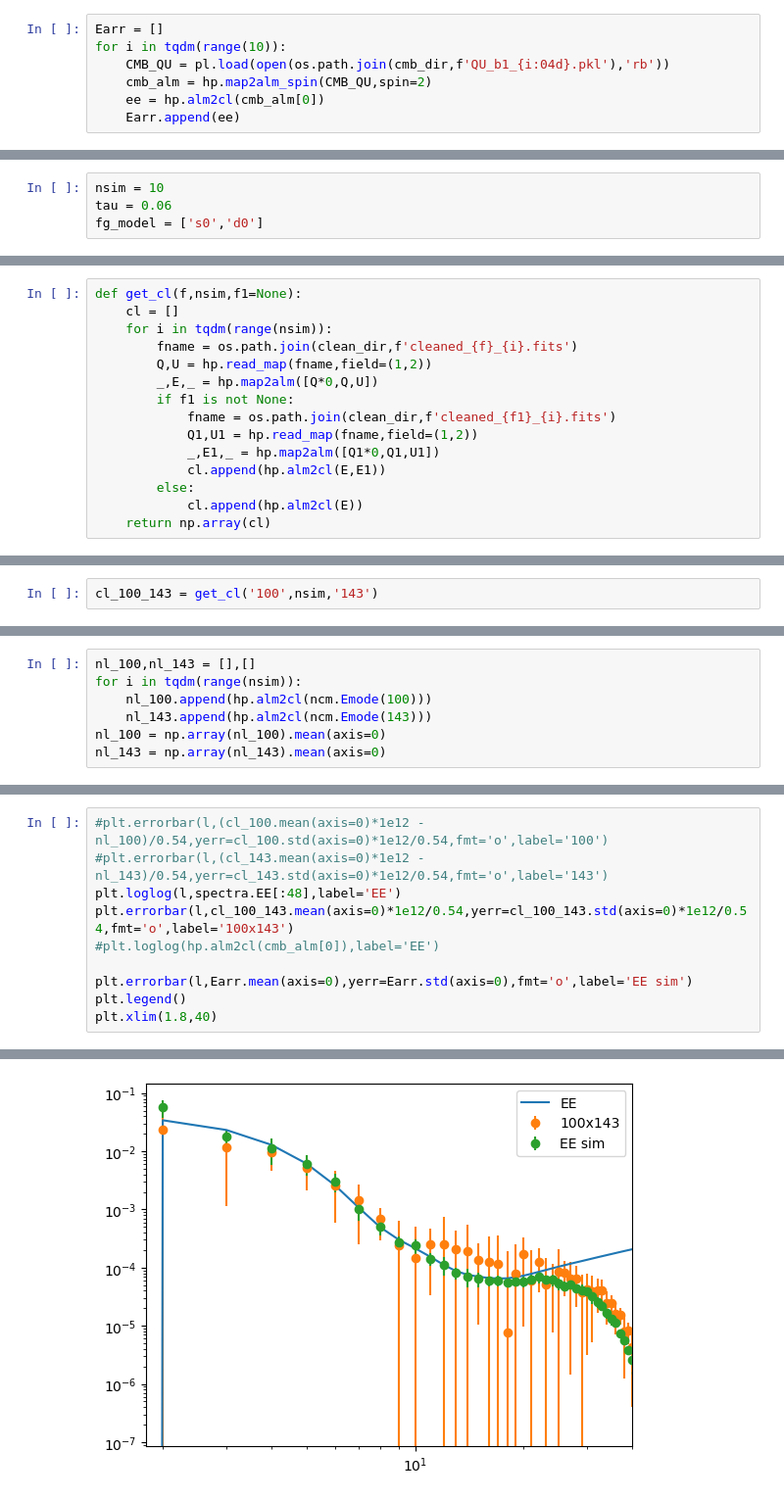
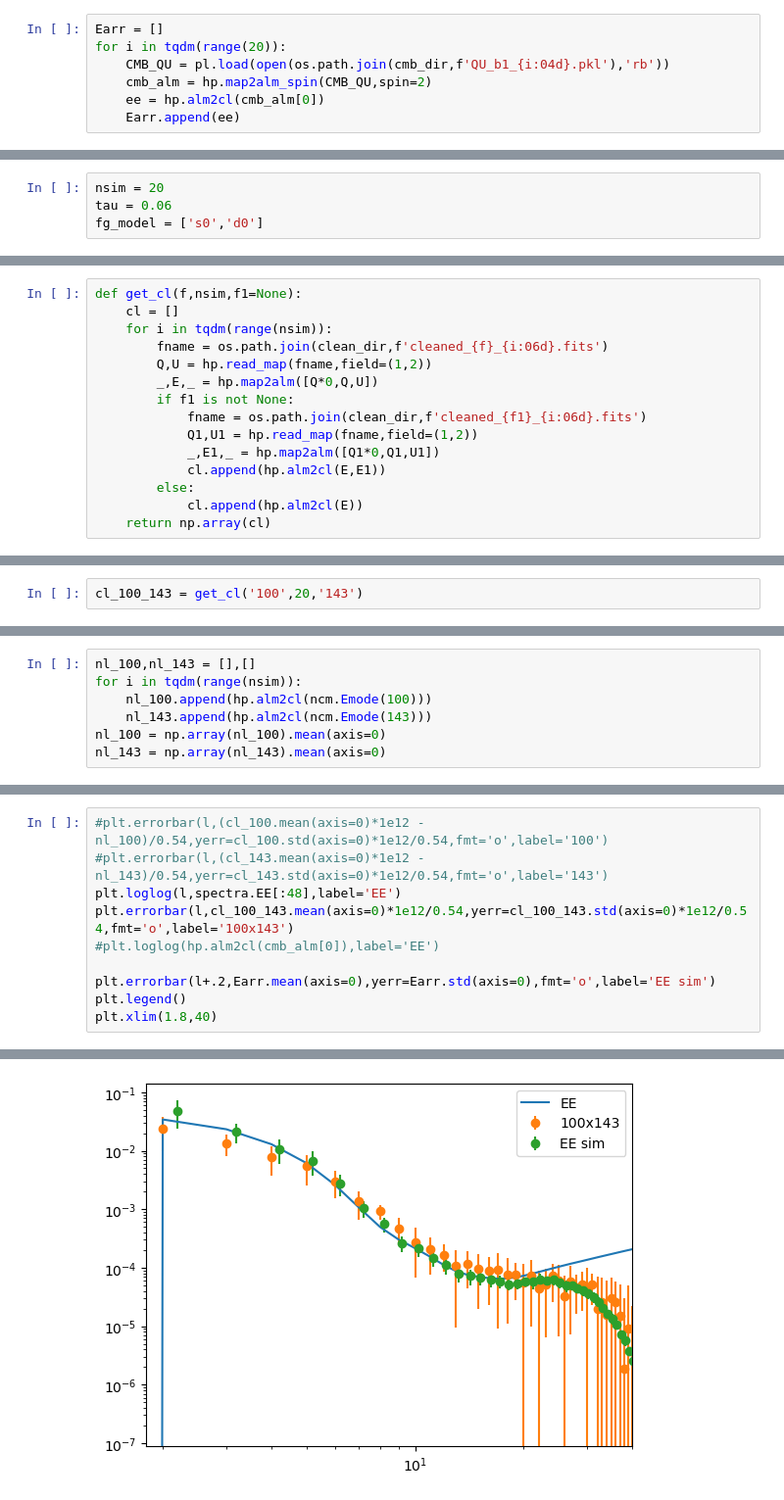
Before and after one commit to antolonappan/taunet, a Jupyter notebook: Notebooks/template.ipynb, the cells around one changed output, grey strips where cells are left out. Shown at 98% size. Saved outputs shown, nothing was run; the diff lists cells and outputs as text.

```diff
--- a/Notebooks/template.ipynb
+++ b/Notebooks/template.ipynb
@@ -23,7 +23,7 @@ clean_dir = os.path.join(main_dir,'CLEAN')
 cmb_dir = os.path.join(main_dir,'CMB')
 # %%
 Earr = []
-for i in tqdm(range(10)):
+for i in tqdm(range(20)):
     CMB_QU = pl.load(open(os.path.join(cmb_dir,f'QU_b1_{i:04d}.pkl'),'rb'))
     cmb_alm = hp.map2alm_spin(CMB_QU,spin=2)
     ee = hp.alm2cl(cmb_alm[0])
@@ -44,7 +44,7 @@ hp.read_map('/marconi/home/userexternal/aidicher/storage/TAUNET/SIMULATIONS_s0d0
 # %% [output]
 array([-0.,  0., -0., ...,  0., -0.,  0.])
 # %%
-nsim = 10
+nsim = 20
 tau = 0.06
 fg_model = ['s0','d0']
 # %%
@@ -71,11 +71,11 @@ hp.mollview(clean0[1]-CMB_QU[1]*1e-6,title='residual 100 GHz',sub=(1,3,3))
 def get_cl(f,nsim,f1=None):
     cl = []
     for i in tqdm(range(nsim)):
-        fname = os.path.join(clean_dir,f'cleaned_{f}_{i}.fits')
+        fname = os.path.join(clean_dir,f'cleaned_{f}_{i:06d}.fits')
         Q,U = hp.read_map(fname,field=(1,2))
         _,E,_ = hp.map2alm([Q*0,Q,U])
         if f1 is not None:
-            fname = os.path.join(clean_dir,f'cleaned_{f1}_{i}.fits')
+            fname = os.path.join(clean_dir,f'cleaned_{f1}_{i:06d}.fits')
             Q1,U1 = hp.read_map(fname,field=(1,2))
             _,E1,_ = hp.map2alm([Q1*0,Q1,U1])
             cl.append(hp.alm2cl(E,E1))
@@ -89,5 +89,5 @@ cl_143 = get_cl('143',nsim)
 # %%
-cl_100_143 = get_cl('100',nsim,'143')
+cl_100_143 = get_cl('100',20,'143')
 # %%
 l = np.arange(len(cl_100_143[0]))
 # %%
@@ -113,13 +115,13 @@ nl_143 = np.array(nl_143).mean(axis=0)
 # %%
 #plt.errorbar(l,(cl_100.mean(axis=0)*1e12 - nl_100)/0.54,yerr=cl_100.std(axis=0)*1e12/0.54,fmt='o',label='100')
 #plt.errorbar(l,(cl_143.mean(axis=0)*1e12 - nl_143)/0.54,yerr=cl_143.std(axis=0)*1e12/0.54,fmt='o',label='143')
 plt.loglog(l,spectra.EE[:48],label='EE')
 plt.errorbar(l,cl_100_143.mean(axis=0)*1e12/0.54,yerr=cl_100_143.std(axis=0)*1e12/0.54,fmt='o',label='100x143')
 #plt.loglog(hp.alm2cl(cmb_alm[0]),label='EE')
 
-plt.errorbar(l,Earr.mean(axis=0),yerr=Earr.std(axis=0),fmt='o',label='EE sim')
+plt.errorbar(l+.2,Earr.mean(axis=0),yerr=Earr.std(axis=0),fmt='o',label='EE sim')
 plt.legend()
 plt.xlim(1.8,40)
 # %% [output]
 (1.8, 40)
-[figure, old version]
+[figure, new version]
```
Also changed, not shown: parts of 3 cells of this notebook, 3 other files.
